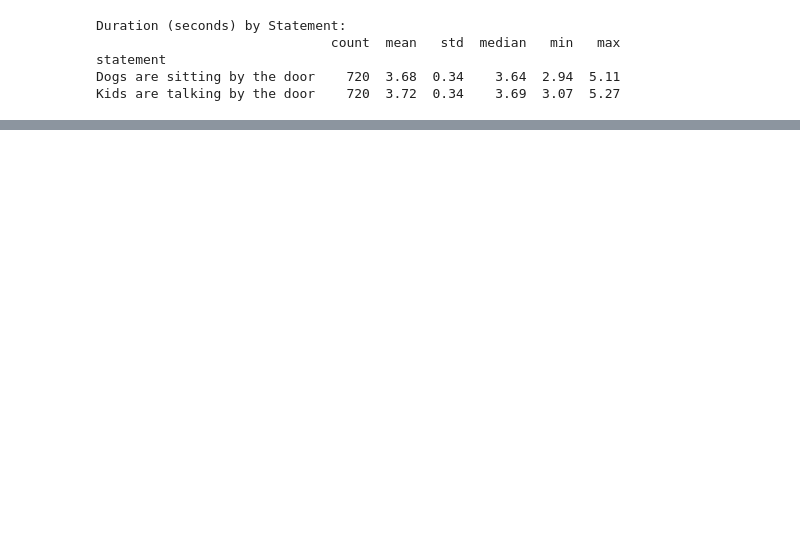
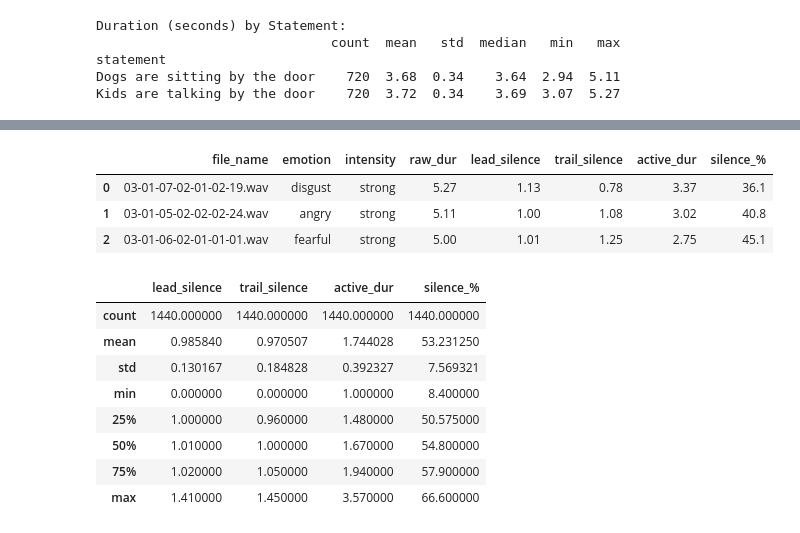
Before and after one commit to 1abhisheknigam/my-ai, a Jupyter notebook: speech-emotion-router/notebooks/01_signal_eda_features.ipynb, the cells around one changed output, grey strips where cells are left out. Saved outputs shown, nothing was run; the diff lists cells and outputs as text; code cells hidden in the pictures; blank space fills up the shorter version.

```diff
--- a/speech-emotion-router/notebooks/01_signal_eda_features.ipynb
+++ b/speech-emotion-router/notebooks/01_signal_eda_features.ipynb
@@ -277,0 +426,37 @@ plt.show()
+# %%
+#  First evaluate all the files
+results = []
+for _, row in outliers_high.iterrows():
+    res = spot_check_silence(row["file_path"], top_db=25)
+    results.append(
+        {
+            "file_name": row["file_name"],
+            "emotion": row["emotion"],
+            "intensity": row["intensity"],
+            "raw_dur": round(res["raw_dur"], 2),
+            "lead_silence": round(res["lead_silence"], 2),
+            "trail_silence": round(res["trail_silence"], 2),
+            "active_dur": round(res["active_dur"], 2),
+            "silence_%": round(res["silence_ratio"], 1),
+        }
+    )
+
+df_silence_audit = pd.DataFrame(results)
+df_silence_audit.head(3)
+# %% [output]
+|  | file_name | emotion | intensity | raw_dur | lead_silence | trail_silence | active_dur | silence_% |
+| 0 | 03-01-07-02-01-02-19.wav | disgust | strong | 5.27 | 1.13 | 0.78 | 3.37 | 36.1 |
+| 1 | 03-01-05-02-02-02-24.wav | angry | strong | 5.11 | 1.00 | 1.08 | 3.02 | 40.8 |
+| 2 | 03-01-06-02-01-01-01.wav | fearful | strong | 5.00 | 1.01 | 1.25 | 2.75 | 45.1 |
+# %%
+df_silence_audit[['lead_silence', 'trail_silence', 'active_dur', 'silence_%']].describe()
+# %% [output]
+|  | lead_silence | trail_silence | active_dur | silence_% |
+| count | 1440.000000 | 1440.000000 | 1440.000000 | 1440.000000 |
+| mean | 0.985840 | 0.970507 | 1.744028 | 53.231250 |
+| std | 0.130167 | 0.184828 | 0.392327 | 7.569321 |
+| min | 0.000000 | 0.000000 | 1.000000 | 8.400000 |
+| 25% | 1.000000 | 0.960000 | 1.480000 | 50.575000 |
+| 50% | 1.010000 | 1.000000 | 1.670000 | 54.800000 |
+| 75% | 1.020000 | 1.050000 | 1.940000 | 57.900000 |
+| max | 1.410000 | 1.450000 | 3.570000 | 66.600000 |
```
Also changed, not shown: parts of 23 cells of this notebook, 2 other files.
